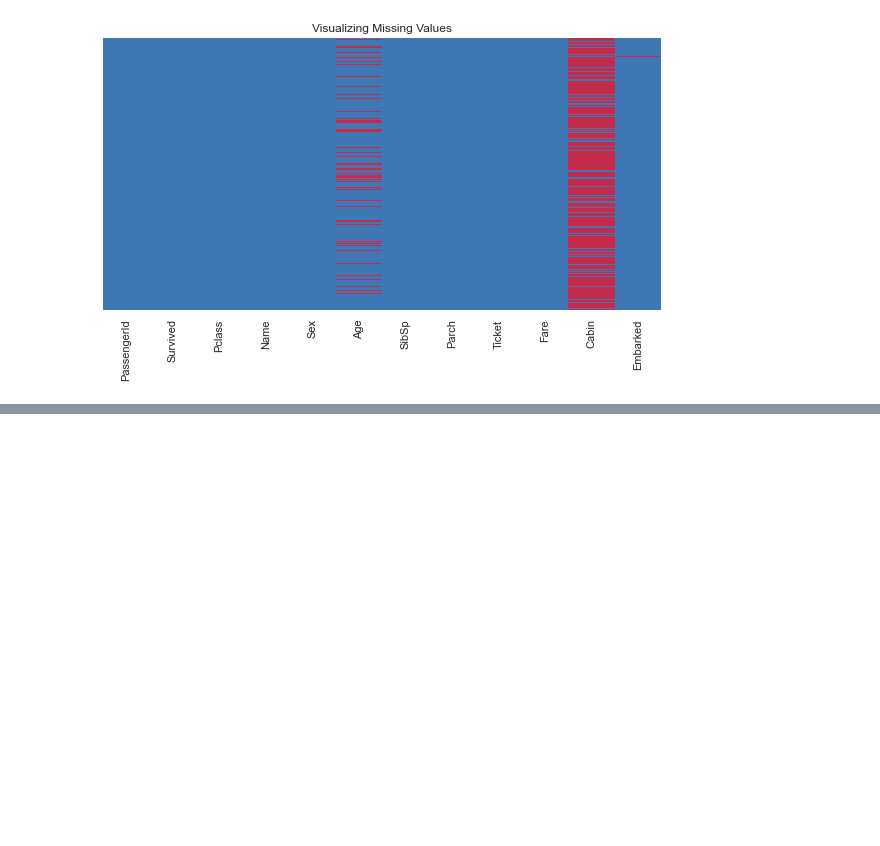
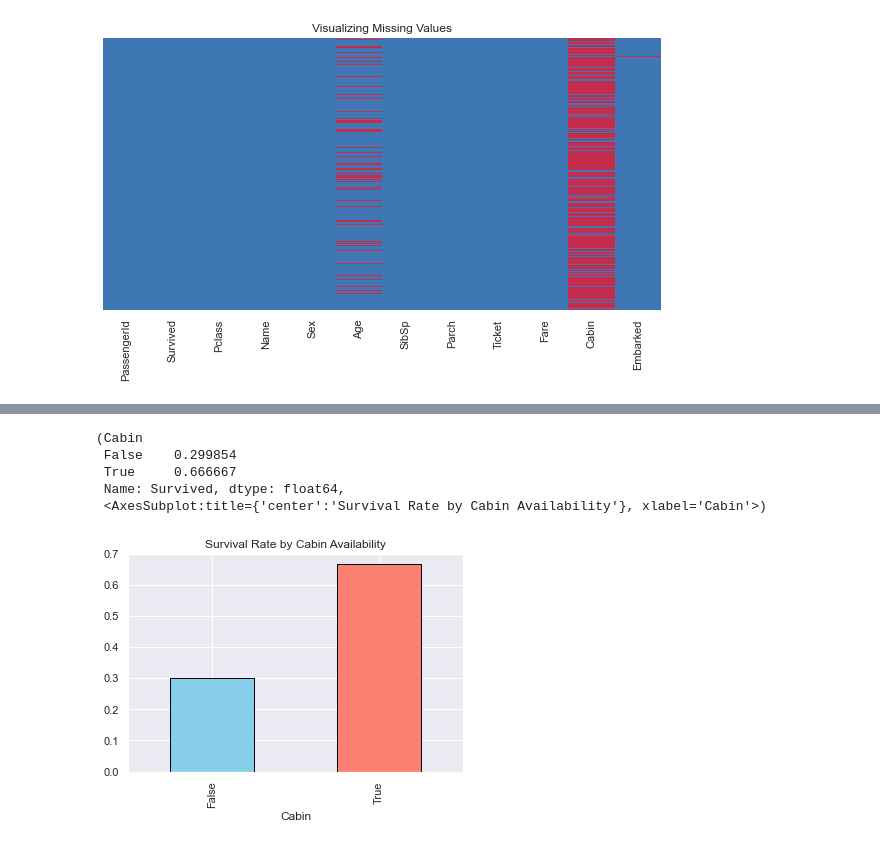
Before and after one commit to Swapnil-Trivedi/E0_270_0__ML_2025, a Jupyter notebook: assignment-01/data/data_exploration.ipynb, the cells around one changed output, grey strips where cells are left out. Cells and saved outputs as stored; diff of their text form; code cells hidden in the pictures; blank space fills up the shorter version.

```diff
--- a/assignment-01/data/data_exploration.ipynb
+++ b/assignment-01/data/data_exploration.ipynb
@@ -105,0 +171,11 @@ sns.heatmap(data.isnull(), cbar=False, cmap=sns.color_palette("Spectral_r", n_co
+# %%
+# cabin vs survival
+cabin_survival = data.groupby(data["Cabin"].notna())["Survived"].mean()
+cabin_survival , cabin_survival.plot(kind="bar", color=["skyblue", "salmon"], edgecolor="black", title="Survival Rate by Cabin Availability")
+# %% [output]
+(Cabin
+ False    0.299854
+ True     0.666667
+ Name: Survived, dtype: float64,
+ <AxesSubplot:title={'center':'Survival Rate by Cabin Availability'}, xlabel='Cabin'>)
+[figure, added]
```
Also changed, not shown: parts of 7 cells of this notebook.
